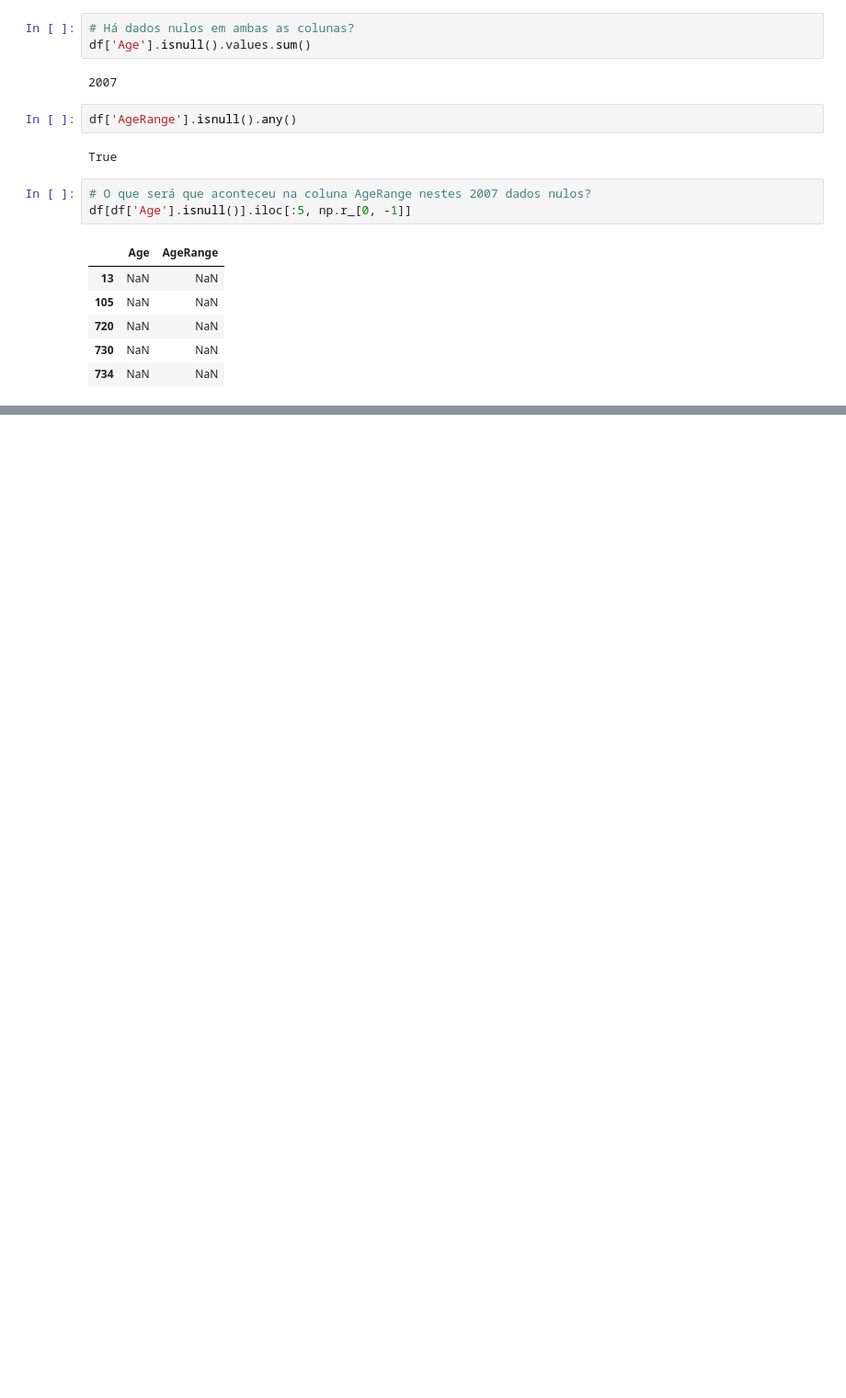
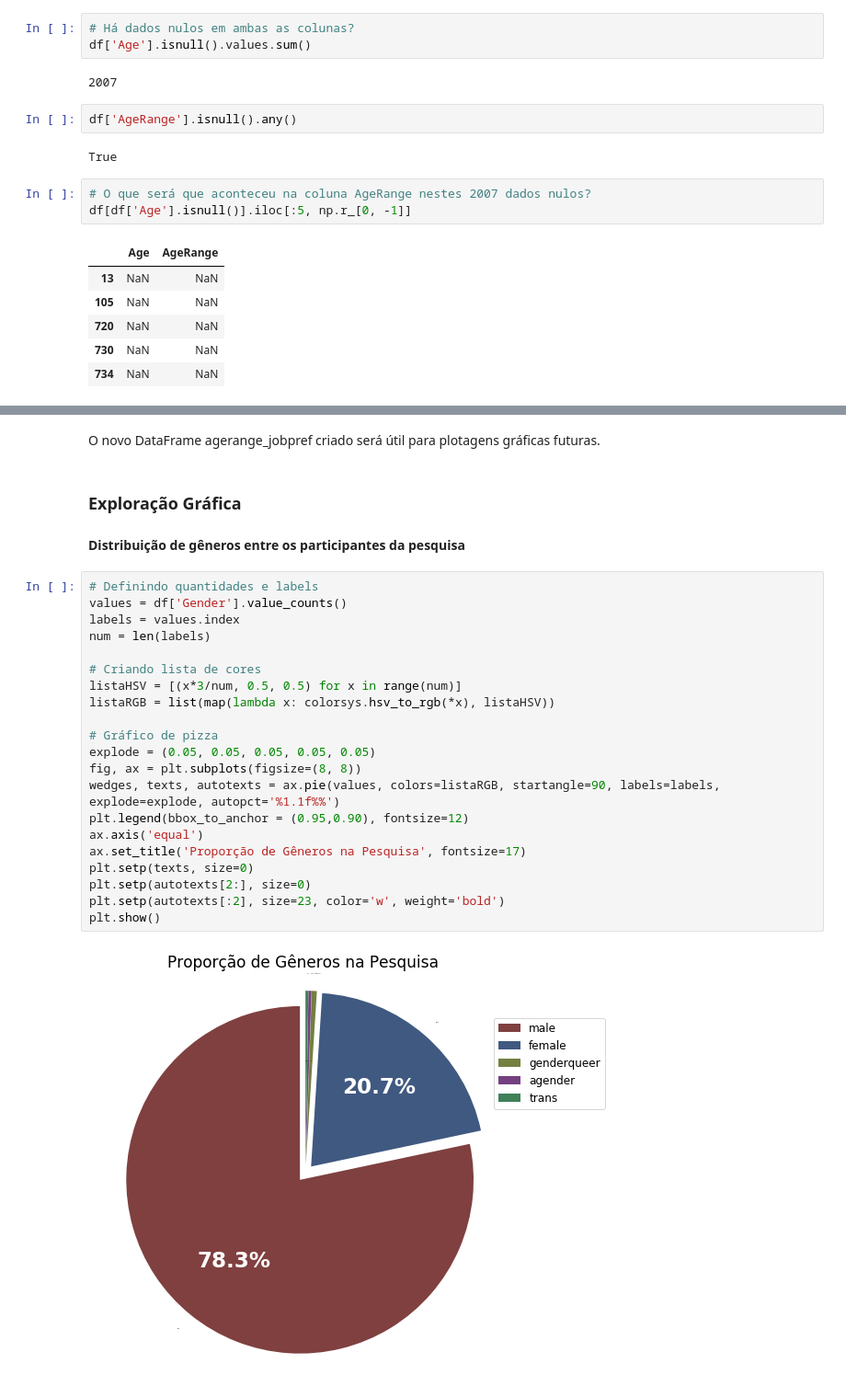
Before and after one commit to RobertoDelamora/data-science-academy, a Jupyter notebook: definitive-toolkit/EDA.ipynb, the cells around one changed output, grey strips where cells are left out. Shown at 92% size. Saved outputs shown, nothing was run; the diff lists cells and outputs as text; blank space fills up the shorter version.

```diff
--- a/definitive-toolkit/EDA.ipynb
+++ b/definitive-toolkit/EDA.ipynb
@@ -4348,2 +4348,31 @@ df_cross['freelance '].sum()
 # %% [output]
 1.8621564864562432
+# %% [markdown]
+O novo DataFrame agerange_jobpref criado será útil para plotagens gráficas futuras.
+# %% [markdown]
+### Exploração Gráfica
+# %% [markdown]
+**Distribuição de gêneros entre os participantes da pesquisa**
+# %%
+# Definindo quantidades e labels
+values = df['Gender'].value_counts()
+labels = values.index
+num = len(labels)
+
+# Criando lista de cores
+listaHSV = [(x*3/num, 0.5, 0.5) for x in range(num)]
+listaRGB = list(map(lambda x: colorsys.hsv_to_rgb(*x), listaHSV))
+
+# Gráfico de pizza
+explode = (0.05, 0.05, 0.05, 0.05, 0.05)
+fig, ax = plt.subplots(figsize=(8, 8))
+wedges, texts, autotexts = ax.pie(values, colors=listaRGB, startangle=90, labels=labels, explode=explode, autopct='%1.1f%%')
+plt.legend(bbox_to_anchor = (0.95,0.90), fontsize=12)
+ax.axis('equal')
+ax.set_title('Proporção de Gêneros na Pesquisa', fontsize=17)
+plt.setp(texts, size=0)
+plt.setp(autotexts[2:], size=0)
+plt.setp(autotexts[:2], size=23, color='w', weight='bold')
+plt.show()
+# %% [output]
+[figure, added]
```
Also changed, not shown: parts of 10 cells of this notebook, 2 other files.
